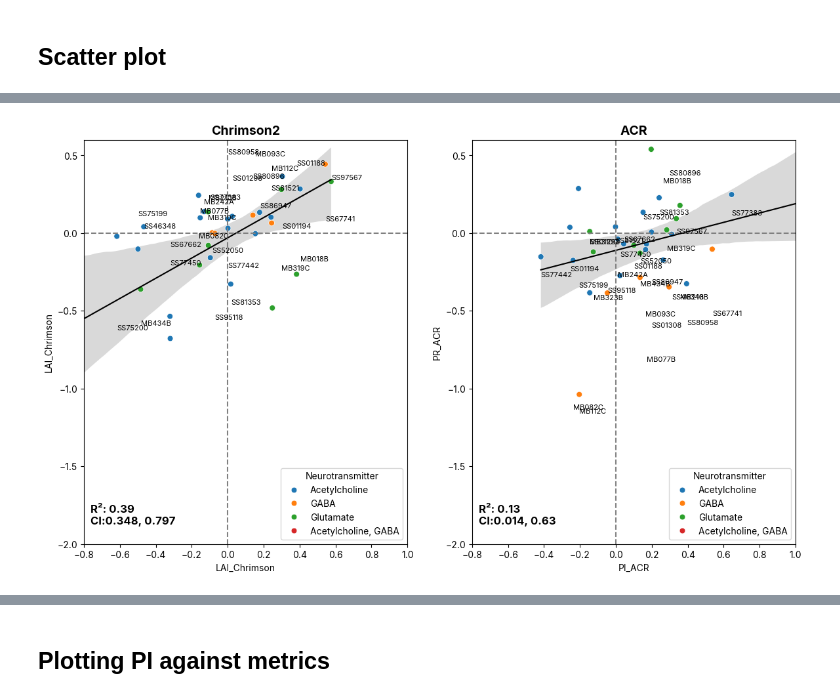
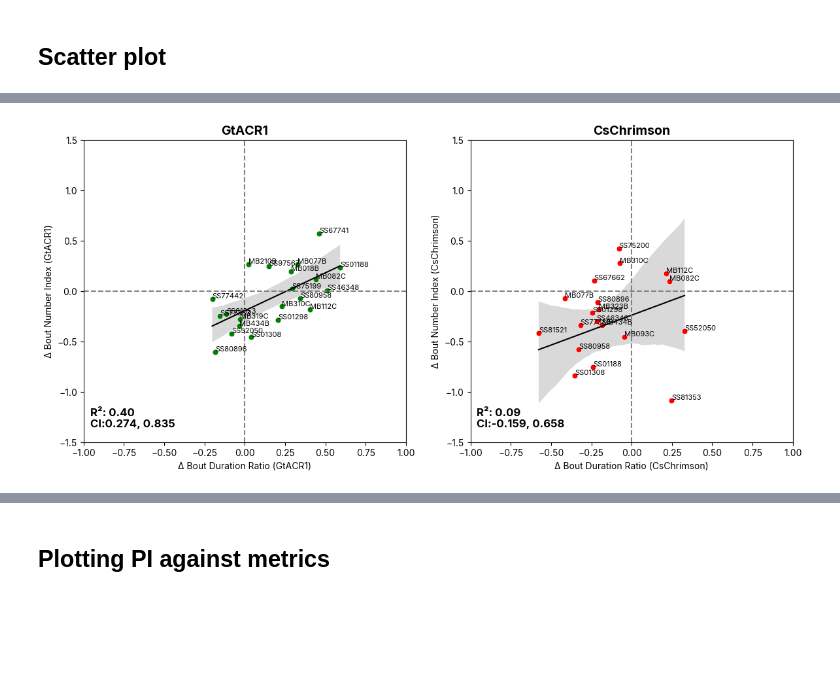
Before and after one commit to lnicole08/OSAR-Nicole-version, a Jupyter notebook: Linregonly - new.ipynb, the cells around one changed output, grey strips where cells are left out. Saved outputs shown, nothing was run; the diff lists cells and outputs as text; code cells hidden in the pictures; blank space fills up the shorter version.

```diff
--- a/Linregonly - new.ipynb
+++ b/Linregonly - new.ipynb
@@ -107,8 +99,8 @@ dfi.rename(columns={'driver': 'MBON'}, inplace = True)
 # %%
 def omission(df, metric_one, metric_two):
     respon = '_' + df['responder'].unique()[0]
-    tempdff = df[df['MBON'] != 'R76B09'].reset_index(drop=True) #removing outlier
-    dfomitted = tempdff[~((tempdff[metric_one].abs() < 0.0) & (tempdff[metric_two].abs() < 0.0))]
+    tempdff = df[~df['MBON'].isin(['R76B09', 'VT999036', 'R58', 'Th-Gal4'])].reset_index(drop=True) #removing outlier
+    dfomitted = tempdff[~((tempdff[metric_one].abs() < 0.2) & (tempdff[metric_two].abs() < 0.2))]
     exclude = ['responder', 'MBON']
     dfomitted = dfomitted.rename(columns={col: col + respon for col in dfomitted.columns if col not in exclude})
     return dfomitted.reset_index(drop=True)
@@ -130,13 +122,13 @@ def multiresponder_osar(df2, responder):
     dfmaxvelocity = chartplottingdabest(dfi, basegenotype, 'max_velocity_ratio_Pattern 01')[0]
     dflai = chartplottingdabest(dfi, basegenotype, 'light_attraction_index_Pattern 01')[0]
 
-    piplot = dabest.load(dfpi, idx=dabestlist)
-    spplot = dabest.load(dfspeed, idx=dabestlist)
-    pcplot = dabest.load(dfpace, idx=dabestlist)
-    bnplot = dabest.load(dfboutnumber, idx=dabestlist)
-    bdplot = dabest.load(dfboutduration, idx=dabestlist)
-    mvplot = dabest.load(dfmaxvelocity, idx=dabestlist)
-    laiplot = dabest.load(dflai, idx=dabestlist)
+    piplot = dabest.load(dfpi, x="group", y='pi_smoothed_Pattern 01', idx=dabestlist)
+    spplot = dabest.load(dfspeed, x="group", y='log2_speed_ratio_Pattern 01', idx=dabestlist)
+    pcplot = dabest.load(dfpace, x="group", y='log2_pace_ratio_Pattern 01', idx=dabestlist)
+    bnplot = dabest.load(dfboutnumber, x="group", y='bout_index_Pattern 01', idx=dabestlist)
+    bdplot = dabest.load(dfboutduration, x="group", y='bout_duration_ratio_Pattern 01', idx=dabestlist)
+    mvplot = dabest.load(dfmaxvelocity, x="group", y='max_velocity_ratio_Pattern 01', idx=dabestlist)
+    laiplot = dabest.load(dflai, x="group", y='light_attraction_index_Pattern 01', idx=dabestlist)
 
     pitable = pd.DataFrame({'MBON': piplot.hedges_g.statistical_tests['test'],'Δ PI': piplot.hedges_g.statistical_tests['difference']})
     sptable = pd.DataFrame({'MBON': spplot.hedges_g.statistical_tests['test'],'Δ Log2 Speed Ratio': spplot.hedges_g.statistical_tests['difference']})
@@ -199,66 +164,60 @@ dfomitted
 # %%
-#only for values above magnitude of 0.2 and no VT999036
 import scipy.stats
 
 plt.rcParams["font.family"] = "Inter"
 
-figosarplot, axscatter_o = plt.subplots(1,2, figsize=(14,8), sharey='row')
+figosarplot, axscatter_o = plt.subplots(1,2, figsize=(14,6), sharey='row')
 
-metric_one = "Δ PI"
-metric_two = "Δ LAI"
+metric_one = "Δ Bout Duration Ratio"
+metric_two = "Δ Bout Number Index"
 
 df02omission_Chrimson2 = omission(dffCR2, metric_one, metric_two)
 df02omission_ACR = omission(dffACR, metric_one, metric_two)
 
 lobelocation_Cr2 = NLProcessing.generate_lobelocation(df02omission_Chrimson2['MBON'].tolist(), mbonlist_csv)
-lobelocation_ACR = NLProcessing.generate_lobelocation(df02omission_Chrimson2['MBON'].tolist(), mbonlist_csv)
+lobelocation_ACR = NLProcessing.generate_lobelocation(df02omission_ACR['MBON'].tolist(), mbonlist_csv)
 
-sns.regplot(x= metric_one + "_Chrimson2", y= metric_two + "_Chrimson2", data=df02omission_Chrimson2, ci = 95, scatter = False, line_kws={"color": "black", 'lw': 1.5}, ax=axscatter_o[0])
-sns.scatterplot(x= metric_one + "_Chrimson2", y= metric_two + "_Chrimson2", data=df02omission_Chrimson2, s = 40, hue =lobelocation_Cr2['Neurotransmitter'] , ax = axscatter_o[0])
+sns.regplot(x= metric_one + "_ACR", y= metric_two + "_ACR", data=df02omission_ACR, ci = 95, scatter = False, line_kws={"color": "black", 'lw': 1.5}, ax=axscatter_o[0])
+sns.scatterplot(x= metric_one + "_ACR", y= metric_two + "_ACR", data=df02omission_ACR, s = 40, color="green", ax = axscatter_o[0])
 
-## can do for LEI, or any other parameter as well
-sns.regplot(x= metric_one + "_ACR", y= metric_two + "_ACR", data=df02omission_ACR, ci = 95, scatter = False, line_kws={"color": "black", 'lw': 1.5}, ax=axscatter_o[1])
-sns.scatterplot(x= metric_one + "_ACR", y= metric_two + "_ACR", data=df02omission_ACR, s = 40, hue =lobelocation_ACR['Neurotransmitter'] , ax = axscatter_o[1])
+sns.regplot(x= metric_one + "_Chrimson2", y= metric_two + "_Chrimson2", data=df02omission_Chrimson2, ci = 95, scatter = False, line_kws={"color": "black", 'lw': 1.5}, ax=axscatter_o[1])
+sns.scatterplot(x= metric_one + "_Chrimson2", y= metric_two + "_Chrimson2", data=df02omission_Chrimson2, s = 40, color="red", ax = axscatter_o[1])
 
-axscatter_o[0].set_xlabel('LAI_Chrimson')
-axscatter_o[1].set_xlabel('PI_ACR')
-axscatter_o[0].set_ylabel('LAI_Chrimson')
-axscatter_o[1].set_ylabel('PR_ACR')
+axscatter_o[0].set_xlabel(metric_one + ' (GtACR1)')
+axscatter_o[1].set_xlabel(metric_one + ' (CsChrimson)')
+axscatter_o[0].set_ylabel(metric_two + ' (GtACR1)')
+axscatter_o[1].set_ylabel(metric_two + ' (CsChrimson)')
 
-# axscatter_o[0].grid()
-# axscatter_o[1].grid()
-
-axscatter_o[0].set_ylim([-2, 0.6])
-axscatter_o[1].set_ylim([-2, 0.6])
-axscatter_o[0].set_xlim([-0.8, 1])
-axscatter_o[1].set_xlim([-0.8, 1])
+axscatter_o[0].set_ylim([-1.5, 1.5])
+axscatter_o[1].set_ylim([-1.5, 1.5])
+axscatter_o[0].set_xlim([-1.0, 1.0])
+axscatter_o[1].set_xlim([-1.0, 1.0])
 
 for ax in axscatter_o:
     ax.axvline(0, c=(.5, .5, .5), ls= '--')
     ax.axhline(0, c=(.5, .5, .5), ls= '--')
 
-axscatter_o[0].set_title("Chrimson2", weight = "bold", fontsize = 14)
-axscatter_o[1].set_title("ACR", weight = "bold", fontsize = 14)
+axscatter_o[0].set_title("GtACR1", weight = "bold", fontsize = 14)
+axscatter_o[1].set_title("CsChrimson", weight = "bold", fontsize = 14)
 axscatter_o[1].yaxis.set_tick_params(labelbottom=True)
 
+for n, k in enumerate(df02omission_ACR['MBON']):
+    axscatter_o[0].annotate(k, (df02omission_ACR.loc[n, metric_one + "_ACR"], df02omission_ACR.loc[n, metric_two + "_ACR"]+0.01), fontsize = 8)
+
 for n, k in enumerate(df02omission_Chrimson2['MBON']):
-    axscatter_o[0].annotate(k, (df02omission_Chrimson2.loc[n,"Δ PI_Chrimson2"], df02omission_Chrimson2.loc[n,"Δ Log2 Pace Ratio_Chrimson2"]+0.01), fontsize = 8)
+    axscatter_o[1].annotate(k, (df02omission_Chrimson2.loc[n, metric_one + "_Chrimson2"], df02omission_Chrimson2.loc[n, metric_two + "_Chrimson2"]+0.01), fontsize = 8)
 
-for n, k in enumerate(df02omission_ACR['MBON']):
-    axscatter_o[1].annotate(k, (df02omission_ACR.loc[n,"Δ PI_ACR"], df02omission_ACR.loc[n,"Δ Log2 Pace Ratio_ACR"]+0.01), fontsize = 8)
+#ACR
+pearsonscorrelation_acr = scipy.stats.pearsonr(df02omission_ACR[metric_one + "_ACR"], df02omission_ACR[metric_two + "_ACR"])
+civallow_acr = pearsonscorrelation_acr.confidence_interval(confidence_level=0.95)[0]
+civalhigh_acr = pearsonscorrelation_acr.confidence_interval(confidence_level=0.95)[1]
+axscatter_o[0].annotate(f"R²: {round(pearsonscorrelation_acr[0],3)**2:.2f}" + "\nCI:" + str(round(civallow_acr,3)) + ", " + str(round(civalhigh_acr,3)), (0.02, 0.05),
+                        ha = "left", xycoords = 'axes fraction', weight = "bold", fontsize = 12)
 
 #chrimson2
-pearsonscorrelation_cr2 = scipy.stats.pearsonr(df02omission_Chrimson2[metric_one + "_Chrimson2"], df02omission_Chrimson2[metric_two + "_Chrimson2" ]) #correlation instead of linear regression: trying to find the relationship rather than causation
+pearsonscorrelation_cr2 = scipy.stats.pearsonr(df02omission_Chrimson2[metric_one + "_Chrimson2"], df02omission_Chrimson2[metric_two + "_Chrimson2"])
 civallow_cr2 = pearsonscorrelation_cr2.confidence_interval(confidence_level=0.95)[0]
 civalhigh_cr2 = pearsonscorrelation_cr2.confidence_interval(confidence_level=0.95)[1]
-axscatter_o[0].annotate(f"R²: {round(pearsonscorrelation_cr2[0],3)**2:.2f}" + "\nCI:" + str(round(civallow_cr2,3)) + ", " + str(round(civalhigh_cr2,3)), (0.02, 0.05),
+axscatter_o[1].annotate(f"R²: {round(pearsonscorrelation_cr2[0],3)**2:.2f}" + "\nCI:" + str(round(civallow_cr2,3)) + ", " + str(round(civalhigh_cr2,3)), (0.02, 0.05),
                         ha = "left", xycoords = 'axes fraction', weight = "bold", fontsize = 12)
-
-
-#Acr
-pearsonscorrelation_acr = scipy.stats.pearsonr(df02omission_ACR[metric_one + "_ACR"], df02omission_ACR[metric_two + "_ACR"]) #correlation instead of linear regression: trying to find the relationship rather than causation
-civallow_acr = pearsonscorrelation_acr.confidence_interval(confidence_level=0.95)[0]
-civalhigh_acr = pearsonscorrelation_acr.confidence_interval(confidence_level=0.95)[1]
-axscatter_o[1].annotate(f"R²: {round(pearsonscorrelation_acr[0],3)**2:.2f}" + "\nCI:" + str(round(civallow_acr,3)) + ", " + str(round(civalhigh_acr,3)), (0.02, 0.05),
-                        ha = "left", xycoords = 'axes fraction', weight = "bold", fontsize = 12)
 # %% [output]
@@ -266,4 +225,4 @@ Text(0.02, 0.05, 'R²: 0.13\nCI:0.014, 0.63')
-[figure, old version]
+[figure, new version]
 # %%
 #only for values above magnitude of 0.2 and no VT999036
 import scipy.stats
```
Also changed, not shown: parts of 7 cells of this notebook, 11 other files.
